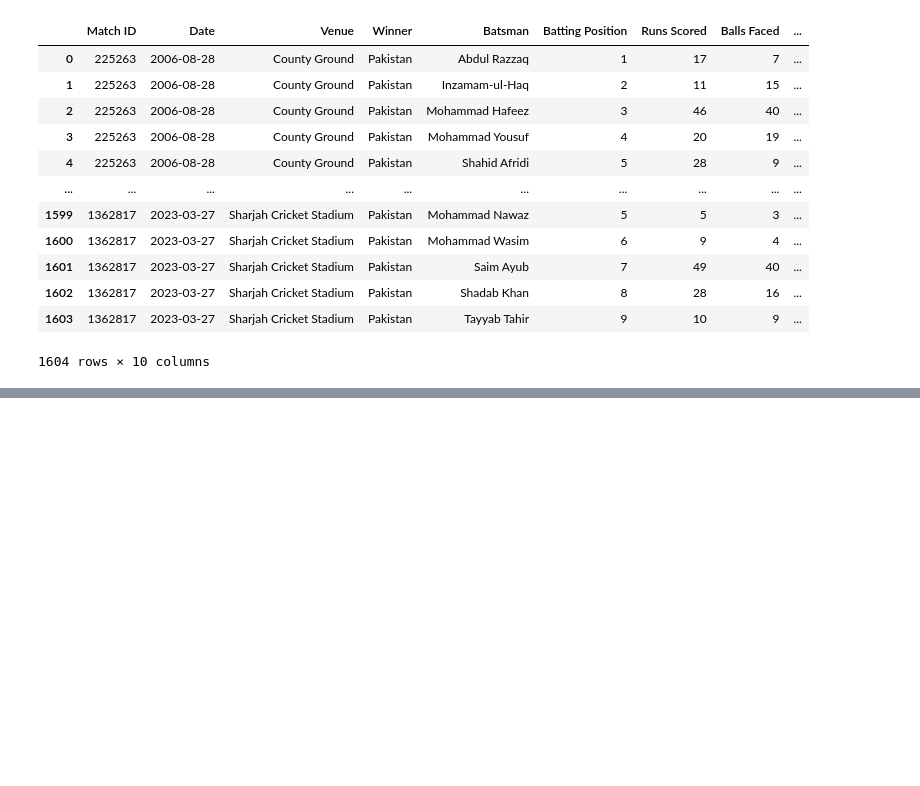
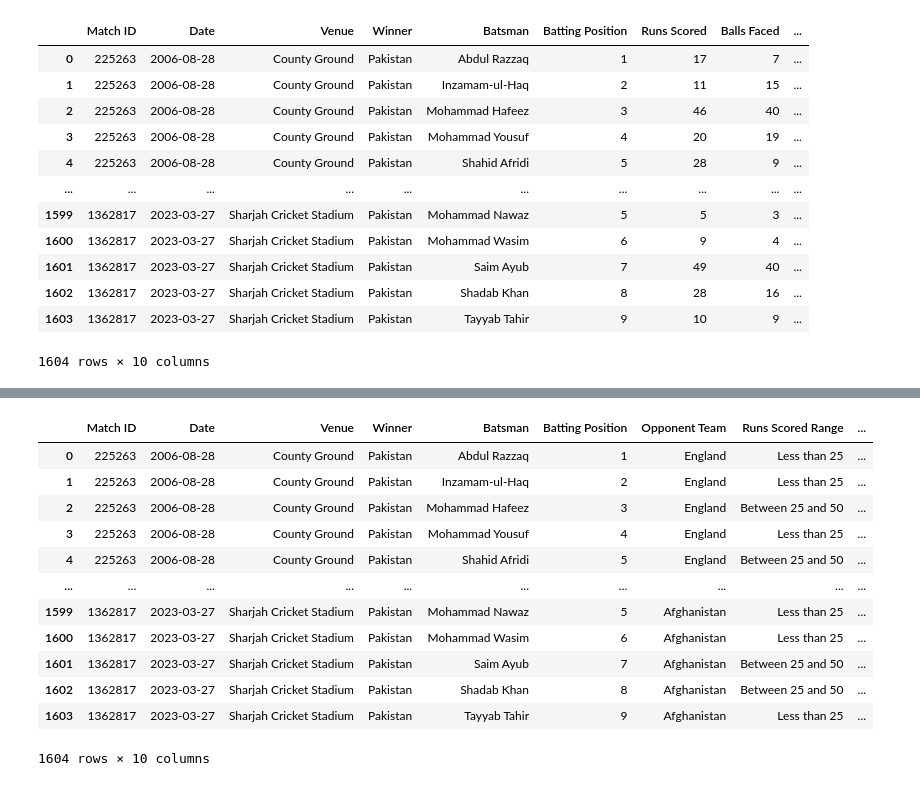
Before and after one commit to aliyan08/Perfomence-Based-Cricket-11-Selector-Using-Assoiciastion-Rule-Mining, a Jupyter notebook: DataCleaning.ipynb, the cells around one changed output, grey strips where cells are left out. Cells and saved outputs as stored; diff of their text form; code cells hidden in the pictures; blank space fills up the shorter version.

```diff
--- a/DataCleaning.ipynb
+++ b/DataCleaning.ipynb
@@ -797,0 +818,3 @@ PAK_Batsman_Matches_df[PAK_Batsman_Matches_df['Date'] == '2023-03-27']
+# %%
+Final_PAK_Batsman_Matches_df = PAK_Batsman_Matches_df
+Final_PAK_Batsman_Matches_df
@@ -797,0 +841,31 @@ PAK_Batsman_Matches_df[PAK_Batsman_Matches_df['Date'] == '2023-03-27']
+# %%
+def runs_scored_inrange(runs_scored):
+    if runs_scored < 25:
+        return "Less than 25"
+    elif runs_scored < 50 and runs_scored >= 25:
+        return "Between 25 and 50"
+    elif runs_scored > 50:
+        return "Greater than 50"
+
+def StrikeRate_inrange(strike_rate):
+    if strike_rate < 90:
+        return "Less than 90"
+    elif strike_rate >= 90 and strike_rate <= 120:
+        return "Between 90 and 120"
+    elif strike_rate > 120:
+        return "Greater than 120"
+    elif strike_rate > 60:
+        return "Greater than 60"
+
+def balls_faced_inrange(balls_faced):
+    if balls_faced < 20:
+        return "Less than 100"
+    elif balls_faced >= 20 and balls_faced <= 40:
+        return "Between 20 and 35"
+    elif balls_faced > 40:
+        return "Greater than 40"
+# %%
+Final_PAK_Batsman_Matches_df["Runs Scored Range"] = Final_PAK_Batsman_Matches_df.apply(lambda row: runs_scored_inrange(row["Runs Scored"]), axis=1)
+Final_PAK_Batsman_Matches_df["Strike Rate Range"] = Final_PAK_Batsman_Matches_df.apply(lambda row: StrikeRate_inrange(row["Strike Rate"]), axis=1)
+Final_PAK_Batsman_Matches_df["Balls Faced Range"] = Final_PAK_Batsman_Matches_df.apply(lambda row: balls_faced_inrange(row["Balls Faced"]), axis=1)
+Final_PAK_Batsman_Matches_df
@@ -797,0 +886,17 @@ PAK_Batsman_Matches_df[PAK_Batsman_Matches_df['Date'] == '2023-03-27']
+# %%
+Final_PAK_Batsman_Matches_df.drop(columns=["Runs Scored", "Strike Rate", "Balls Faced"], inplace=True)
+Final_PAK_Batsman_Matches_df
+# %% [output]
+|  | Match ID | Date | Venue | Winner | Batsman | Batting Position | Opponent Team | Runs Scored Range | ... |
+| 0 | 225263 | 2006-08-28 | County Ground | Pakistan | Abdul Razzaq | 1 | England | Less than 25 | ... |
+| 1 | 225263 | 2006-08-28 | County Ground | Pakistan | Inzamam-ul-Haq | 2 | England | Less than 25 | ... |
+| 2 | 225263 | 2006-08-28 | County Ground | Pakistan | Mohammad Hafeez | 3 | England | Between 25 and 50 | ... |
+| 3 | 225263 | 2006-08-28 | County Ground | Pakistan | Mohammad Yousuf | 4 | England | Less than 25 | ... |
+| 4 | 225263 | 2006-08-28 | County Ground | Pakistan | Shahid Afridi | 5 | England | Between 25 and 50 | ... |
+| ... | ... | ... | ... | ... | ... | ... | ... | ... | ... |
+| 1599 | 1362817 | 2023-03-27 | Sharjah Cricket Stadium | Pakistan | Mohammad Nawaz | 5 | Afghanistan | Less than 25 | ... |
+| 1600 | 1362817 | 2023-03-27 | Sharjah Cricket Stadium | Pakistan | Mohammad Wasim | 6 | Afghanistan | Less than 25 | ... |
+| 1601 | 1362817 | 2023-03-27 | Sharjah Cricket Stadium | Pakistan | Saim Ayub | 7 | Afghanistan | Between 25 and 50 | ... |
+| 1602 | 1362817 | 2023-03-27 | Sharjah Cricket Stadium | Pakistan | Shadab Khan | 8 | Afghanistan | Between 25 and 50 | ... |
+| 1603 | 1362817 | 2023-03-27 | Sharjah Cricket Stadium | Pakistan | Tayyab Tahir | 9 | Afghanistan | Less than 25 | ... |
+1604 rows × 10 columns
```
Also changed, not shown: parts of 8 cells of this notebook, 1 other file.
